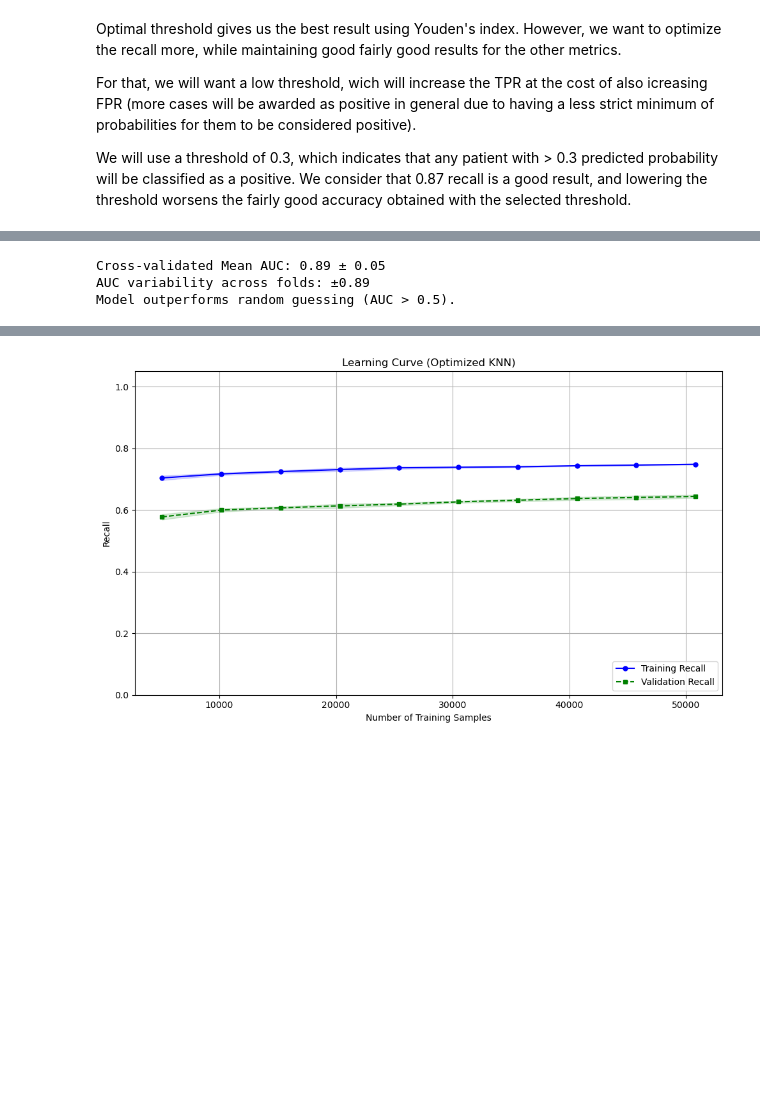
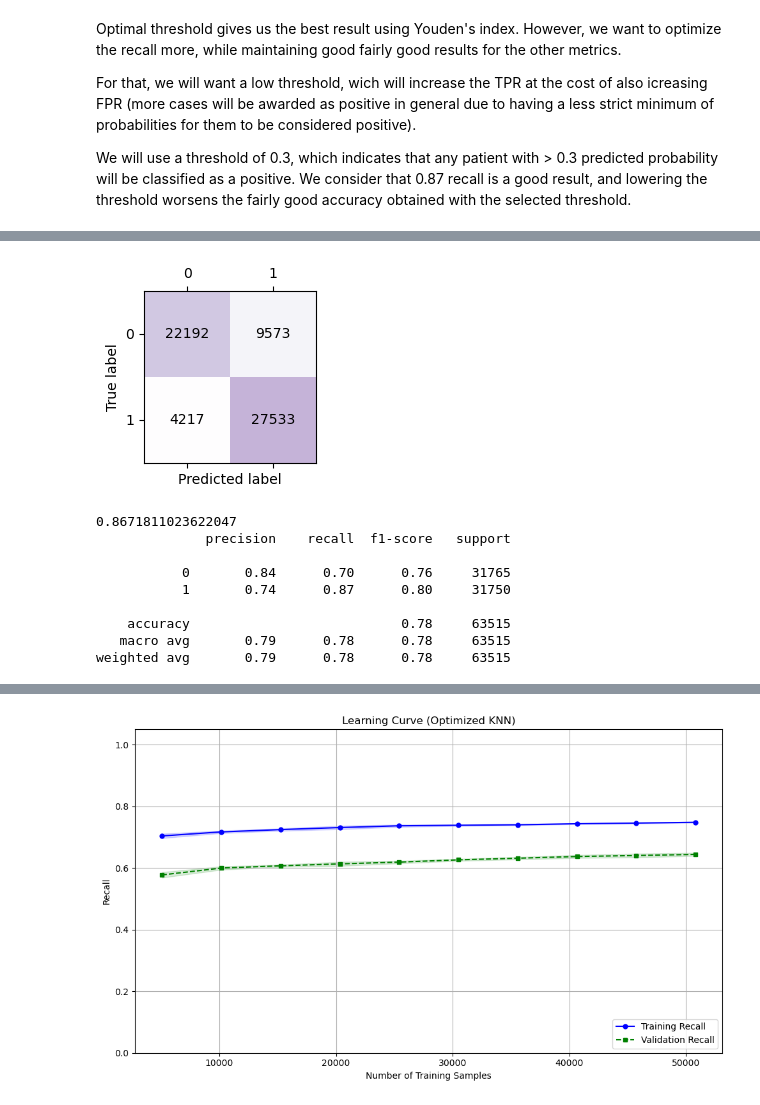
Before and after one commit to alexlafuente/heart_attack_prediction_md, a Jupyter notebook: KNN.ipynb, the cells around one changed output, grey strips where cells are left out. Cells and saved outputs as stored; diff of their text form; code cells hidden in the pictures; blank space fills up the shorter version.

```diff
--- a/KNN.ipynb
+++ b/KNN.ipynb
@@ -361,43 +462,3 @@ Optimal threshold gives us the best result using Youden's index. However, we wan
 For that, we will want a low threshold, wich will increase the TPR at the cost of also icreasing FPR (more cases will be awarded as positive in general due to having a less strict minimum of probabilities for them to be considered positive).
 
 We will use a threshold of 0.3, which indicates that any patient with > 0.3 predicted probability will be classified as a positive. We consider that 0.87 recall is a good result, and lowering the threshold worsens the fairly good accuracy obtained with the selected threshold.
-# %%
-# ==== 5-Fold Threshold Optimization ====
-from sklearn.model_selection import StratifiedKFold
-
-# Initialize
-cv = KFold(n_splits=5)
-optimal_thresholds = []
-y_true_list, y_proba_list = [], []  # To aggregate validation predictions
-
-# Define pipeline (feature selection + KNN)
-pipeline = Pipeline([
-    ("selector", SelectKBest(score_func=mutual_info_with_seed, k=8)),
-    ("knn", nb.KNeighborsClassifier(**clf.best_params_))  # Use best params from GridSearchCV
-])
-
-# Loop over folds
-for train_idx, val_idx in cv.split(X_train, y_train):
-    # Split into training/validation folds
-    X_fold_train, y_fold_train = X_train.iloc[train_idx], y_train.iloc[train_idx]
-    X_fold_val, y_fold_val = X_train.iloc[val_idx], y_train.iloc[val_idx]
-
-    # Fit pipeline on training fold (feature selection + KNN)
-    pipeline.fit(X_fold_train, y_fold_train)
-
-    # Predict probabilities on validation fold
-    y_proba_val = pipeline.predict_proba(X_fold_val)[:, 1]
-
-    # Compute optimal threshold for this fold (Youden's J)
-    fpr, tpr, thresholds = roc_curve(y_fold_val, y_proba_val)
-    youden_j = tpr - fpr
-    optimal_idx = np.argmax(youden_j)
-    optimal_thresholds.append(thresholds[optimal_idx])
-
-    # Aggregate validation predictions for global ROC analysis
-    y_true_list.extend(y_fold_val)
-    y_proba_list.extend(y_proba_val)
-
-# Average thresholds across folds
-mean_optimal_threshold = np.mean(optimal_thresholds)
-print(f"Mean Optimal Threshold (5-Fold): {mean_optimal_threshold:.2f}")
@@ -422,13 +464,0 @@ plt.show()
-# %%
-# Print mean and std of cross-validated AUC
-print(f"Cross-validated Mean AUC: {roc_auc:.2f} ± {std_auc:.2f}")
-# Print standard deviation of AUC across folds
-print(f"AUC variability across folds: ±{roc_auc:.2f}")
-if roc_auc > 0.5:
-    print("Model outperforms random guessing (AUC > 0.5).")
-else:
-    print("Model is no better than random guessing (AUC ≤ 0.5).")
-# %% [output]
-Cross-validated Mean AUC: 0.89 ± 0.05
-AUC variability across folds: ±0.89
-Model outperforms random guessing (AUC > 0.5).
@@ -446,0 +465,15 @@ y_proba_test = pipeline.named_steps["knn"].predict_proba(X_test_reduced)[:, 1]
+# %%
+# Apply threshold to cross-validated predictions
+y_pred = (np.array(y_proba_list) >= 0.3).astype(int)
+plot_cmatrix(y_true_list, y_pred)
+# %% [output]
+[figure, added]
+0.8671811023622047
+              precision    recall  f1-score   support
+
+           0       0.84      0.70      0.76     31765
+           1       0.74      0.87      0.80     31750
+
+    accuracy                           0.78     63515
+   macro avg       0.79      0.78      0.78     63515
+weighted avg       0.79      0.78      0.78     63515
```
Also changed, not shown: parts of 17 cells of this notebook.
